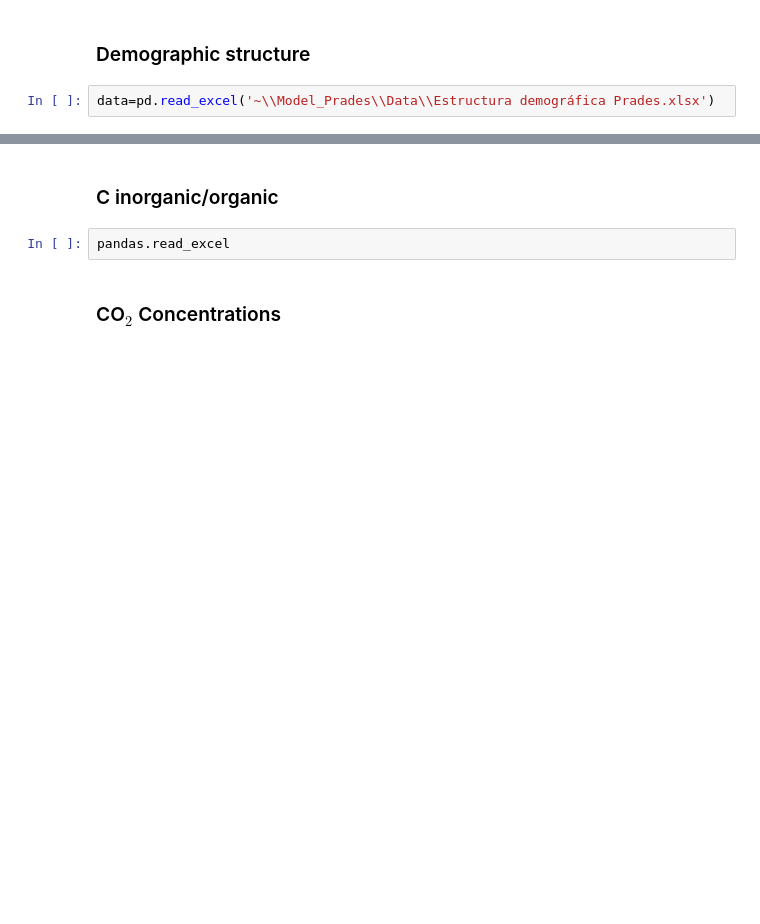
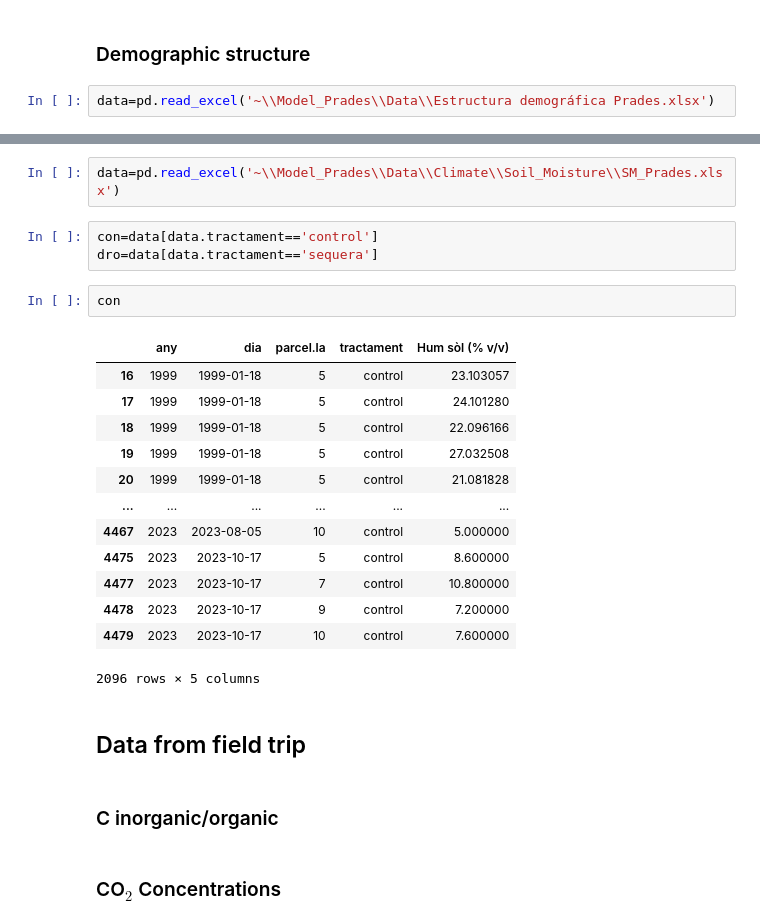
Before and after one commit to Emunozho/Model_Prades, a Jupyter notebook: Pre_analysis.ipynb, the cells around one changed output, grey strips where cells are left out. Cells and saved outputs as stored; diff of their text form; blank space fills up the shorter version.

```diff
--- a/Pre_analysis.ipynb
+++ b/Pre_analysis.ipynb
@@ -99,7 +127,28 @@ plt.xticks([r+barWidth/2 for r in range(2)],['Steams/m$^2$','Diameter'])
+# %%
+data=pd.read_excel('~\\Model_Prades\\Data\\Climate\\Soil_Moisture\\SM_Prades.xlsx')
+# %%
+con=data[data.tractament=='control']
+dro=data[data.tractament=='sequera']
+# %%
+con
+# %% [output]
+|  | any | dia | parcel.la | tractament | Hum sòl (% v/v) |
+| 16 | 1999 | 1999-01-18 | 5 | control | 23.103057 |
+| 17 | 1999 | 1999-01-18 | 5 | control | 24.101280 |
+| 18 | 1999 | 1999-01-18 | 5 | control | 22.096166 |
+| 19 | 1999 | 1999-01-18 | 5 | control | 27.032508 |
+| 20 | 1999 | 1999-01-18 | 5 | control | 21.081828 |
+| ... | ... | ... | ... | ... | ... |
+| 4467 | 2023 | 2023-08-05 | 10 | control | 5.000000 |
+| 4475 | 2023 | 2023-10-17 | 5 | control | 8.600000 |
+| 4477 | 2023 | 2023-10-17 | 7 | control | 10.800000 |
+| 4478 | 2023 | 2023-10-17 | 9 | control | 7.200000 |
+| 4479 | 2023 | 2023-10-17 | 10 | control | 7.600000 |
+2096 rows × 5 columns
+# %% [markdown]
+## Data from field trip
 # %% [markdown]
 ### C inorganic/organic
-# %%
-pandas.read_excel
 # %% [markdown]
 ### CO$_2$ Concentrations
 # %% [markdown]
```
Also changed, not shown: parts of 5 cells of this notebook, 2 other files.
